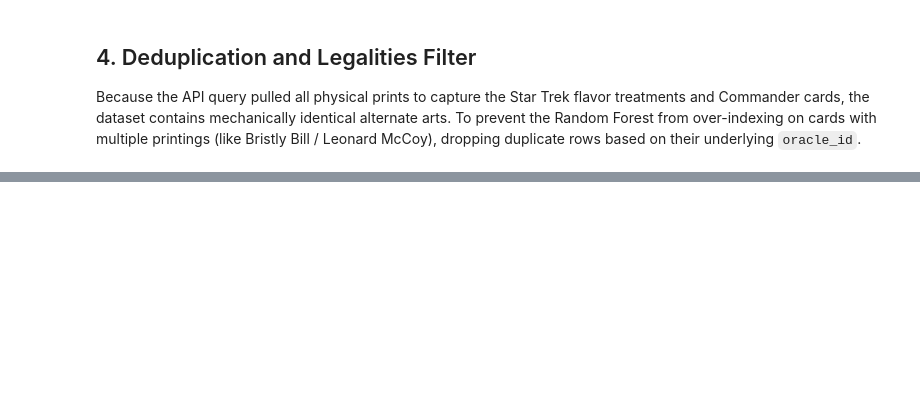
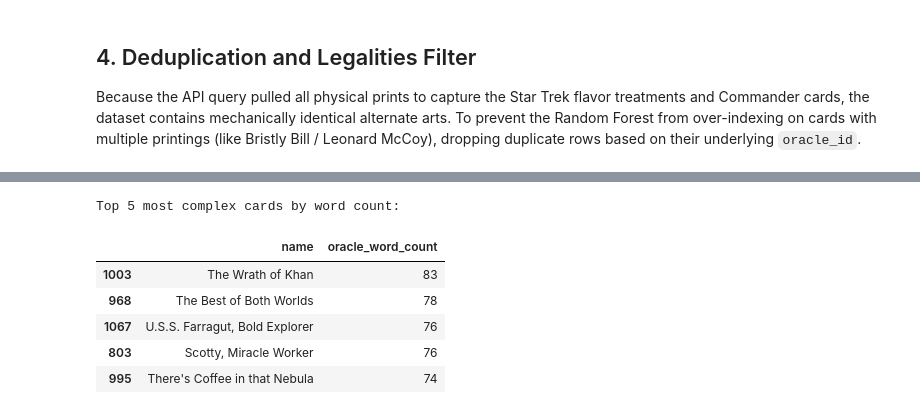
Before and after one commit to C-John/MTG-Star-Trek-Mana-Value-Project, a Jupyter notebook: mana_model.ipynb, the cells around one changed output, grey strips where cells are left out. Saved outputs shown, nothing was run; the diff lists cells and outputs as text; code cells hidden in the pictures; blank space fills up the shorter version.

```diff
--- a/mana_model.ipynb
+++ b/mana_model.ipynb
@@ -125,0 +151,32 @@ Unique cards with Star Trek flavor names remaining: 4
+# %%
+# 1. Count the frequency of each keyword
+kw_exploded = df_unique['keywords'].explode()
+kw_counts = kw_exploded.value_counts()
+
+# 2. Filter for keywords on at least 3 cards, explicitly dropping 'Yes' and 'No'
+min_appearances = 3
+valid_keywords = [
+    kw for kw in kw_counts[kw_counts >= min_appearances].index
+    if kw not in ['Yes', 'No']
+]
+
+print(f"Filtered down to {len(valid_keywords)} mechanically relevant keywords.")
+
+# 3. Create boolean columns (True/False) for each valid Scryfall keyword
+for kw in valid_keywords:
+    # Convert to lowercase and replace spaces with underscores
+    clean_kw = kw.lower().replace(' ', '_')
+
+    df_unique[f'kw_{clean_kw}'] = df_unique['keywords'].apply(
+        lambda x: kw in x if isinstance(x, list) else False
+    )
+
+# 4. Manually add the missing 'choose' feature by searching the unstructured text
+df_unique['kw_choose'] = df_unique['oracle_text'].str.contains('Choose', case=False, na=False)
+
+print(f"Total keyword feature columns added: {len(valid_keywords) + 1}")
+
+# Display the clean column names to verify
+print([col for col in df_unique.columns if col.startswith('kw_')])
+
+df_unique.head()
@@ -125,0 +196,16 @@ Unique cards with Star Trek flavor names remaining: 4
+# %%
+# Create a new column counting the words in the oracle text
+# We fill missing values (like vanilla creatures with no abilities) with an empty string so they count as 0
+df_unique['oracle_word_count'] = df_unique['oracle_text'].fillna('').str.split().str.len()
+
+# Display the cards with the highest word counts to verify the logic worked
+print("Top 5 most complex cards by word count:")
+df_unique[['name', 'oracle_word_count']].sort_values(by='oracle_word_count', ascending=False).head()
+# %% [output]
+Top 5 most complex cards by word count:
+|  | name | oracle_word_count |
+| 1003 | The Wrath of Khan | 83 |
+| 968 | The Best of Both Worlds | 78 |
+| 1067 | U.S.S. Farragut, Bold Explorer | 76 |
+| 803 | Scotty, Miracle Worker | 76 |
+| 995 | There's Coffee in that Nebula | 74 |
```
Also changed, not shown: parts of 8 cells of this notebook.
